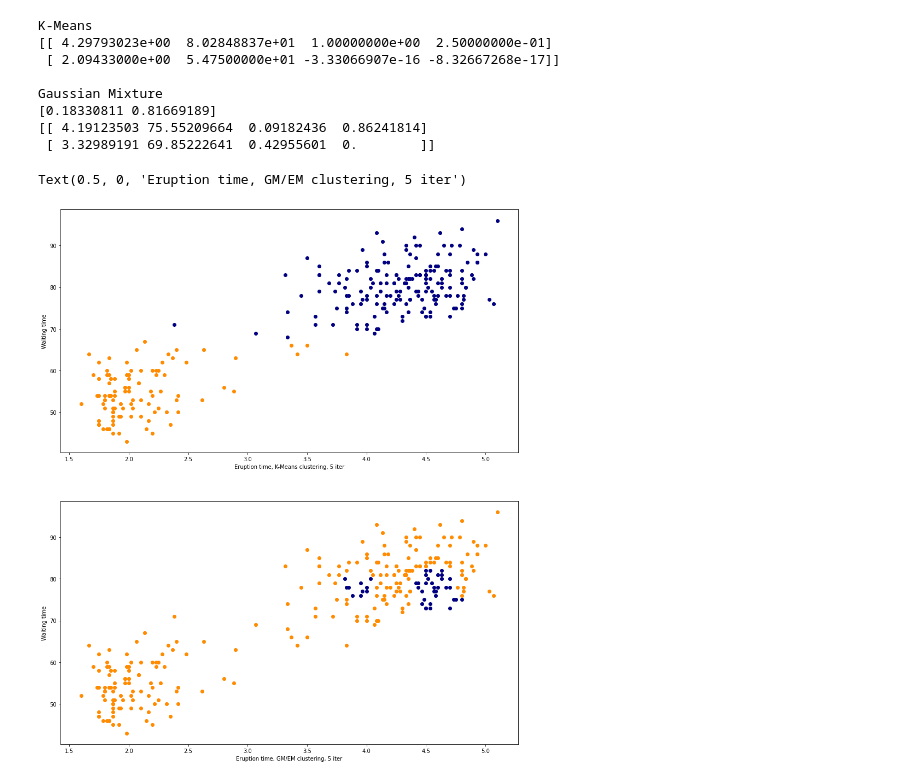
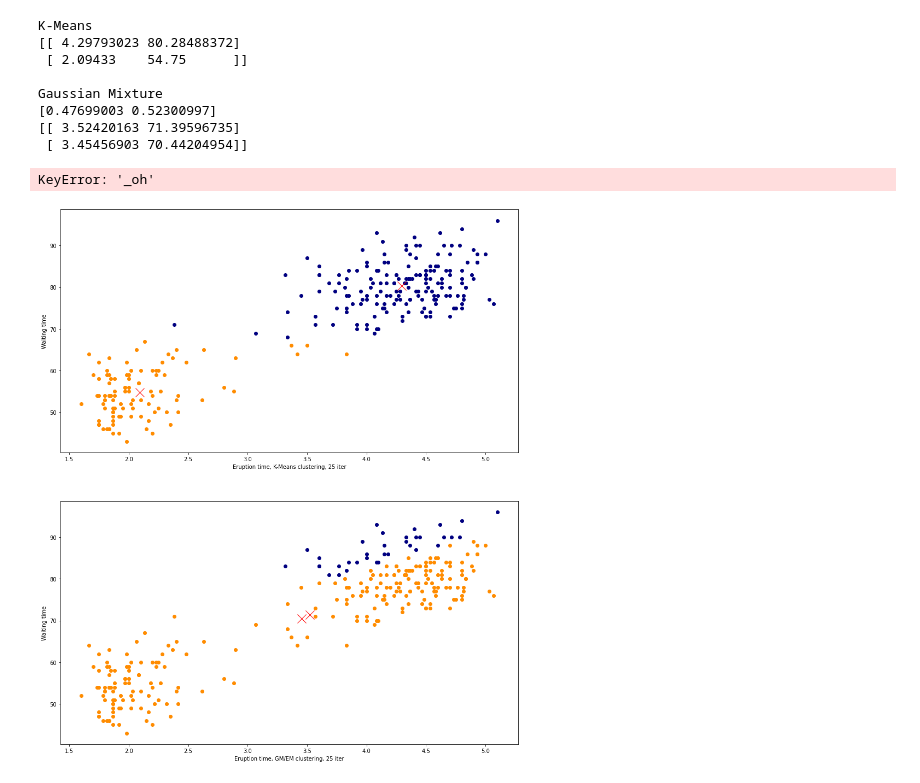
Before and after one commit to tbctan/Old-Faithful-Data-for-Fun-and-Learning, a Jupyter notebook: Untitled.ipynb, the cells around one changed output. Drawn from its saved outputs; the diff is of its cells as text; code cells hidden in the pictures.

```diff
--- a/Untitled.ipynb
+++ b/Untitled.ipynb
@@ -38,59 +42,61 @@ plt.plot(df['eruptions'],df['waiting'],linestyle='',marker='o')
 # %%
-k_iter=5
-g_iter=5
+iter=25
 
 
-GM = GaussianMixture(n_components=2, init_params='random',max_iter=g_iter)
-KM = KMeans(n_clusters=2,max_iter=k_iter)
-
+GM = GaussianMixture(n_components=2, init_params='random',max_iter=iter)
+KM = KMeans(n_clusters=2,init='random',max_iter=iter)
+dfn=pd.DataFrame()
 kmfit = KM.fit(df)
 
 kmcenters=kmfit.cluster_centers_
-df['kmlabels']=kmfit.labels_
+dfn['kmlabels']=kmfit.labels_
 
 print('K-Means')
 #print(kmfit.labels_)
 print(kmcenters)
 
 print('')
 
 gmfit = GM.fit(df)
 gmcenters = gmfit.means_
-df['gmlabels']=gmfit.predict(df)
+dfn['gmlabels']=gmfit.predict(df)
 #df['gmlabels'] = gmfit.labels_
 #gmcenters=gmfit.cluster_centers_
 
 print('Gaussian Mixture')
 print(gmfit.weights_)
 print(gmcenters)
 
 colors = ["navy","darkorange"]
 
 
 plt.rcParams["figure.figsize"] = (15,18)
 plt.subplot(2,1,1)
 for i in range(0,len(df)):
     plt.plot(df['eruptions'][i],df['waiting'][i],linestyle='',
-             marker='o',color=colors[df['kmlabels'][i]])
-#plt.plot(kmcenters[0],kmcenters[1],linestyle='',marker='+',color='red')
+             marker='o',color=colors[dfn['kmlabels'][i]])
+plt.plot(kmcenters[0,0],kmcenters[0,1],linestyle='',marker='x',color='red',markersize=16)
+plt.plot(kmcenters[1,0],kmcenters[1,1],linestyle='',marker='x',color='red',markersize=16)
 plt.ylabel('Waiting time')
-plt.xlabel('Eruption time, K-Means clustering, %s iter' % k_iter)
+plt.xlabel('Eruption time, K-Means clustering, %s iter' % iter)
 
 plt.subplot(2,1,2)
 for i in range(0,len(df)):
     plt.plot(df['eruptions'][i],df['waiting'][i],linestyle='',
-             marker='o',color=colors[df['gmlabels'][i]])
-#plt.plot(kmcenters[0],kmcenters[1],linestyle='',marker='+',color='red')
+             marker='o',color=colors[dfn['gmlabels'][i]])
+
+plt.plot(gmcenters[0,0],gmcenters[0,1],linestyle='',marker='x',color='red',markersize=16)
+plt.plot(gmcenters[1,0],gmcenters[1,1],linestyle='',marker='x',color='red',markersize=16)
 plt.ylabel('Waiting time')
-plt.xlabel('Eruption time, GM/EM clustering, %s iter' % g_iter)
+plt.xlabel('Eruption time, GM/EM clustering, %s iter' % iter)
 # %% [output]
 K-Means
-[[ 4.29793023e+00  8.02848837e+01  1.00000000e+00  2.50000000e-01]
- [ 2.09433000e+00  5.47500000e+01 -3.33066907e-16 -8.32667268e-17]]
+[[ 4.29793023 80.28488372]
+ [ 2.09433    54.75      ]]
 
 Gaussian Mixture
-[0.18330811 0.81669189]
-[[ 4.19123503 75.55209664  0.09182436  0.86241814]
- [ 3.32989191 69.85222641  0.42955601  0.        ]]
+[0.47699003 0.52300997]
+[[ 3.52420163 71.39596735]
+ [ 3.45456903 70.44204954]]
-Text(0.5, 0, 'Eruption time, GM/EM clustering, 5 iter')
+KeyError: '_oh'
-[figure, old version]
+[figure, new version]
```
Also changed, not shown: parts of 2 cells of this notebook, 1 other file.
